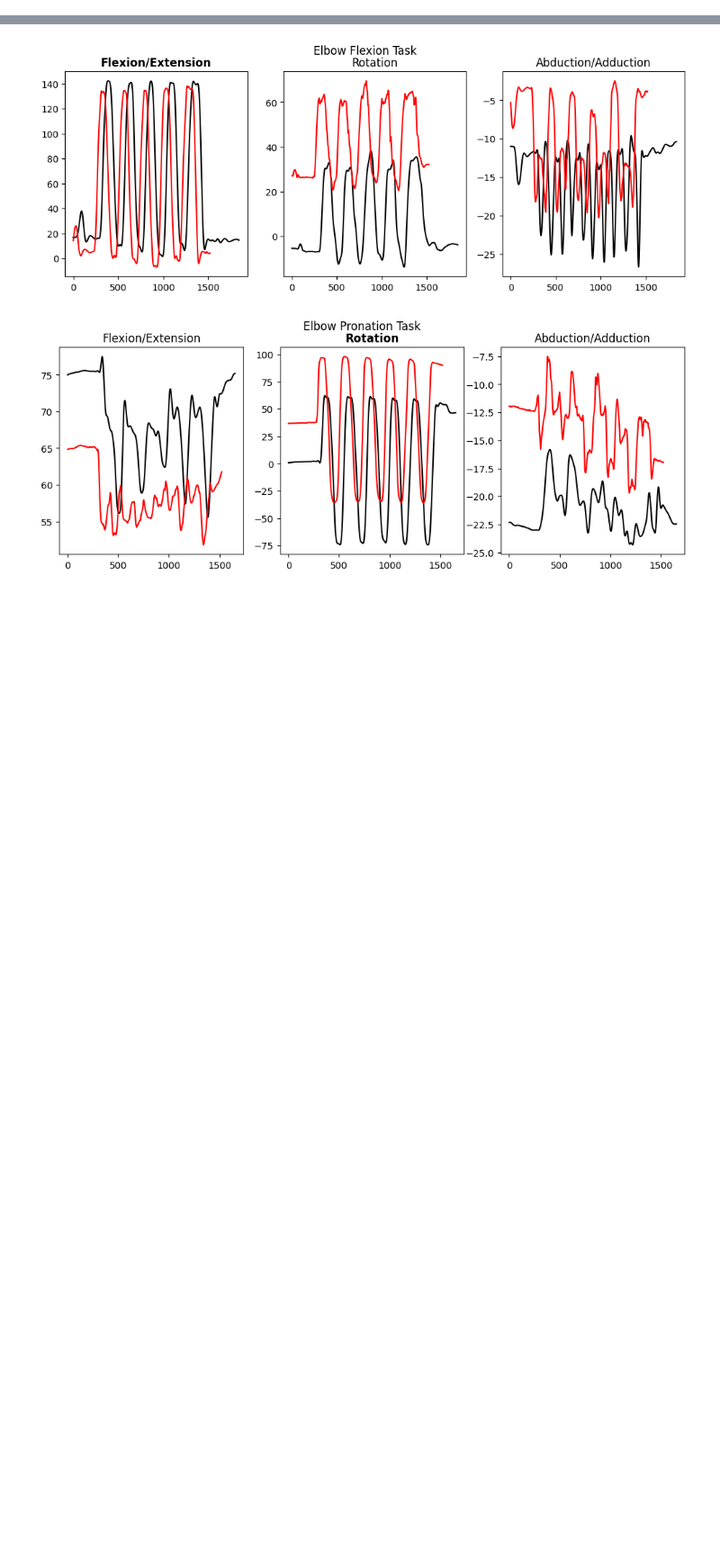
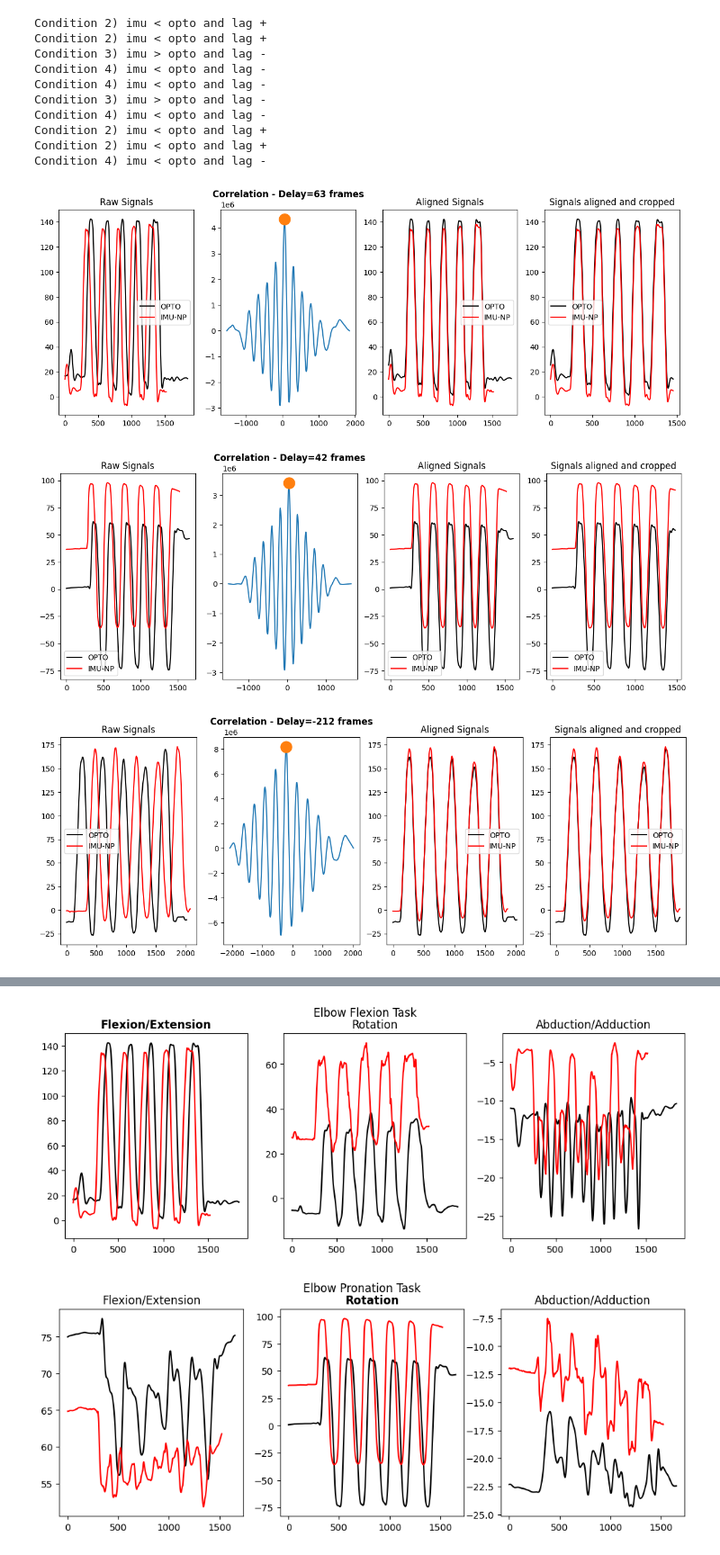
Before and after one commit to alexbonf/Biomechanics-joint-angle-analysis, a Jupyter notebook: Python/4.Align_OPTO_IMU_Angles.ipynb, the cells around one changed output, grey strips where cells are left out. Shown at 90% size. Cells and saved outputs as stored; diff of their text form; code cells hidden in the pictures; blank space fills up the shorter version.

Commit message:
Completed the script to align OPTO and IMU data. Now proceed with computing evaluation metrics and statistics

```diff
--- a/Python/4.Align_OPTO_IMU_Angles.ipynb
+++ b/Python/4.Align_OPTO_IMU_Angles.ipynb
@@ -15,16 +84,70 @@ with open('3.OPTO_Joint_Angles.pkl', 'rb') as f:
 # %%
 #### Align OPTO and IMU data
 
 # use a combination of joint/axes to align the data
 alignment_dict = {
     0: {'Joint': 'Right Elbow', 'Axis': 0},
     1: {'Joint': 'Right Elbow', 'Axis': 1},
     2: {'Joint': 'Right Shoulder', 'Axis': 0},
     3: {'Joint': 'Right Shoulder', 'Axis': 2},
     4: {'Joint': 'Right Shoulder', 'Axis': 1},
     5: {'Joint': 'Right Wrist', 'Axis': 0},
     6: {'Joint': 'Right Wrist', 'Axis': 2},
     7: {'Joint': 'Right Elbow', 'Axis': 0},
     8: {'Joint': 'Right Elbow', 'Axis': 0},
     9: {'Joint': 'Right Elbow', 'Axis': 0},
 }
+
+
+IMU_aligned = {}
+OPTO_aligned = {}
+jointNames = ['Right Shoulder', 'Right Elbow', 'Right Wrist']
+
+for task in range(len(OPTO)):
+
+    IMU_aligned[task] = {
+        'Task Name': '',
+        'Right Shoulder': [],
+        'Right Elbow': [],
+        'Right Wrist': []
+    }
+    OPTO_aligned[task] = {
+        'Task Name': '',
+        'Right Shoulder': [],
+        'Right Elbow': [],
+        'Right Wrist': []
+    }
+
+    # Select the correct combination of joint/axis to align the two signals using the point of maximum cross-correlation
+    joint = alignment_dict[task]['Joint']
+    axis = alignment_dict[task]['Axis']
+
+    opto = OPTO[task][joint][:,axis]
+    imu = IMU[task][joint][:,axis]
+
+    # Use the function align_signal to get the first and last frames to perform the alignment on all data
+    first_frame_opto, last_frame_opto, first_frame_imu, last_frame_imu = align_signals(opto, imu, True)
+
+    OPTO_aligned[task]['Task Name'] = OPTO[task]['Task Name']
+    IMU_aligned[task]['Task Name'] = IMU[task]['Task Name']
+
+    for j in range(len(jointNames)):
+        OPTO_aligned[task][jointNames[j]] = OPTO[task][jointNames[j]][first_frame_opto:last_frame_opto, :]
+        IMU_aligned[task][jointNames[j]] = IMU[task][jointNames[j]][first_frame_imu:last_frame_imu, :]
+
+with open('4.OPTO_IMU_Joint_Angles_aligned.pkl', 'wb') as f:
+    pickle.dump((OPTO_aligned,IMU_aligned), f)
+# %% [output]
+Condition 2) imu < opto and lag +
+Condition 2) imu < opto and lag +
+Condition 3) imu > opto and lag -
+Condition 4) imu < opto and lag -
+Condition 4) imu < opto and lag -
+Condition 3) imu > opto and lag -
+Condition 4) imu < opto and lag -
+Condition 2) imu < opto and lag +
+Condition 2) imu < opto and lag +
+Condition 4) imu < opto and lag -
+[figure, added]
+[figure, added]
+[figure, added]
```
Also changed, not shown: parts of 5 cells of this notebook, 2 other files.
